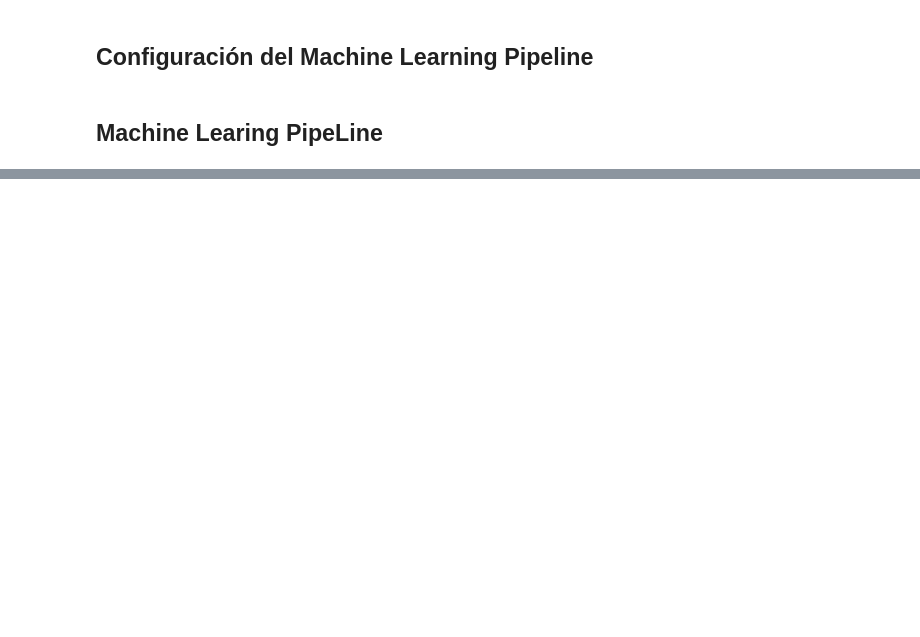
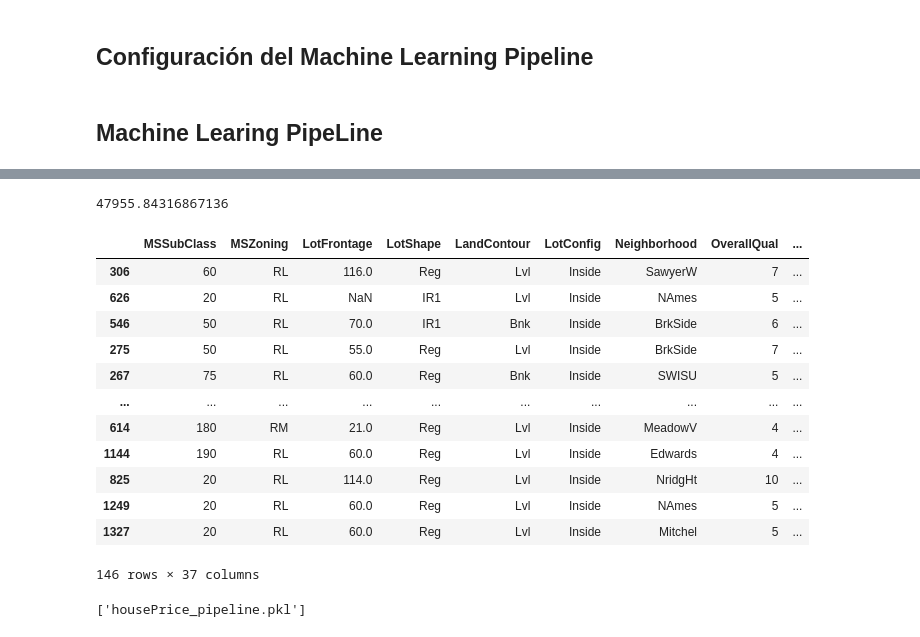
Before and after one commit to asolis1994172/Project_Prod_D, a Jupyter notebook: Machine_Learning_Pipeline.ipynb, the cells around one changed output, grey strips where cells are left out. Cells and saved outputs as stored; diff of their text form; code cells hidden in the pictures; blank space fills up the shorter version.

```diff
--- a/Machine_Learning_Pipeline.ipynb
+++ b/Machine_Learning_Pipeline.ipynb
@@ -201,0 +255,3 @@ housePrice_pipeline = Pipeline([
+# %%
+#Seleccionamos variables para predicción
+X_test = X_test[FEATURES]
@@ -201,0 +262,20 @@ housePrice_pipeline = Pipeline([
+# %%
+mean_squared_error(np.exp(y_test), np.exp(preds), squared=False)
+# %% [output]
+47955.84316867136
+# %%
+X_test
+# %% [output]
+|  | MSSubClass | MSZoning | LotFrontage | LotShape | LandContour | LotConfig | Neighborhood | OverallQual | ... |
+| 306 | 60 | RL | 116.0 | Reg | Lvl | Inside | SawyerW | 7 | ... |
+| 626 | 20 | RL | NaN | IR1 | Lvl | Inside | NAmes | 5 | ... |
+| 546 | 50 | RL | 70.0 | IR1 | Bnk | Inside | BrkSide | 6 | ... |
+| 275 | 50 | RL | 55.0 | Reg | Lvl | Inside | BrkSide | 7 | ... |
+| 267 | 75 | RL | 60.0 | Reg | Bnk | Inside | SWISU | 5 | ... |
+| ... | ... | ... | ... | ... | ... | ... | ... | ... | ... |
+| 614 | 180 | RM | 21.0 | Reg | Lvl | Inside | MeadowV | 4 | ... |
+| 1144 | 190 | RL | 60.0 | Reg | Lvl | Inside | Edwards | 4 | ... |
+| 825 | 20 | RL | 114.0 | Reg | Lvl | Inside | NridgHt | 10 | ... |
+| 1249 | 20 | RL | 60.0 | Reg | Lvl | Inside | NAmes | 5 | ... |
+| 1327 | 20 | RL | 60.0 | Reg | Lvl | Inside | Mitchel | 5 | ... |
+146 rows × 37 columns
@@ -201,0 +284,5 @@ housePrice_pipeline = Pipeline([
+# %%
+#Guardamos pipeline
+joblib.dump(housePrice_pipeline, 'housePrice_pipeline.pkl')
+# %% [output]
+['housePrice_pipeline.pkl']
```
Also changed, not shown: parts of 9 cells of this notebook.
